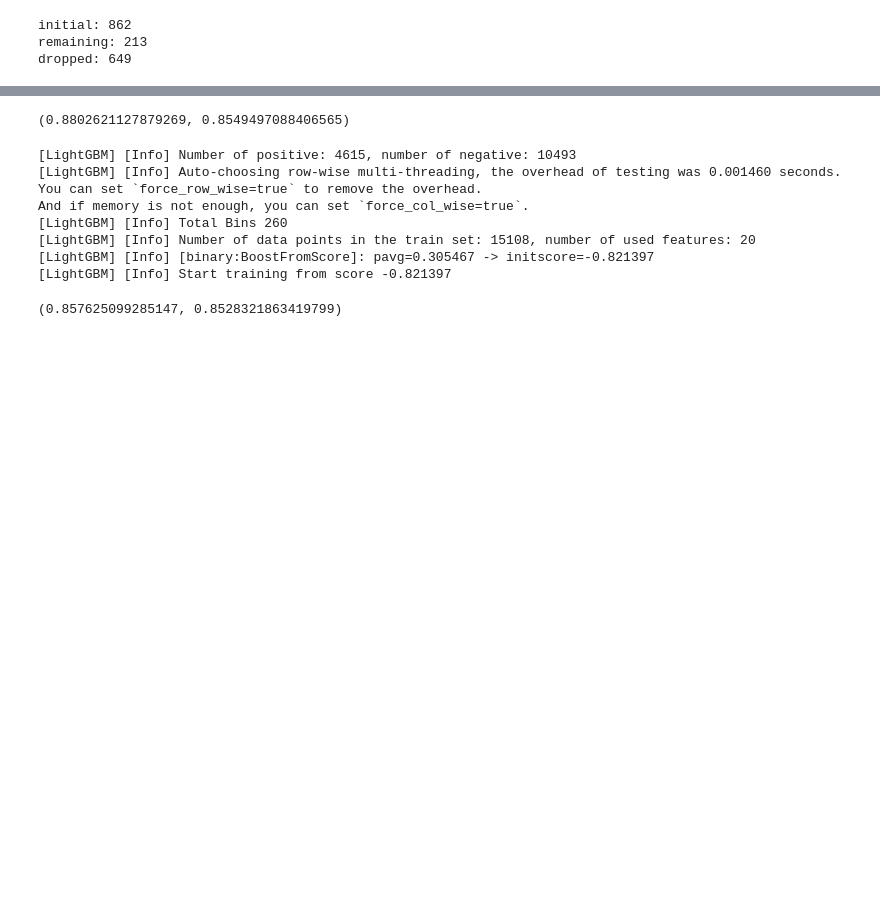
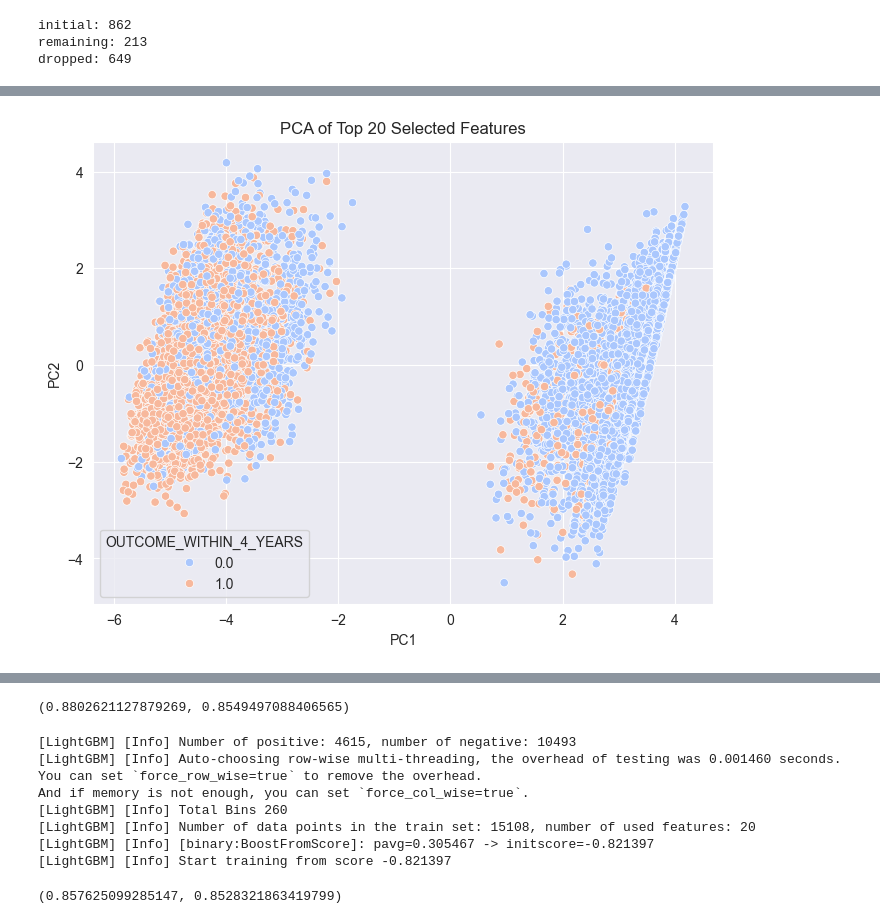
Before and after one commit to xpartla/Bakalarka, a Jupyter notebook: comparing.ipynb, the cells around one changed output, grey strips where cells are left out. Drawn from its saved outputs; the diff is of its cells as text; code cells hidden in the pictures; blank space fills up the shorter version.

```diff
--- a/comparing.ipynb
+++ b/comparing.ipynb
@@ -163,0 +164,20 @@ train_score, test_accuracy
+# %%
+from sklearn.decomposition import PCA
+import matplotlib.pyplot as plt
+import seaborn as sns
+
+# Transform the data using the first parts of your pipeline
+X_transformed = Pipeline(logreg_pipeline.steps[:-1]).transform(X_train)  # everything except the classifier
+
+# Now visualize the feature space (20 features)
+pca = PCA(n_components=2)
+X_pca = pca.fit_transform(X_transformed)
+
+plt.figure(figsize=(8,6))
+sns.scatterplot(x=X_pca[:,0], y=X_pca[:,1], hue=y_train, palette='coolwarm')
+plt.title("PCA of Top 20 Selected Features")
+plt.xlabel("PC1")
+plt.ylabel("PC2")
+plt.show()
+# %% [output]
+[figure, added]
```
Also changed, not shown: parts of 5 cells of this notebook.
